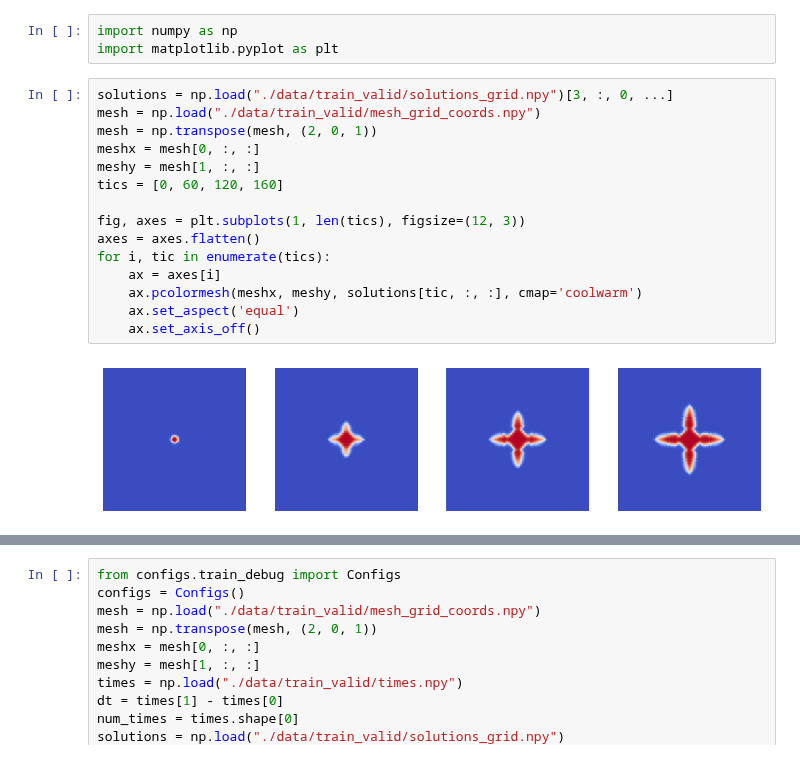
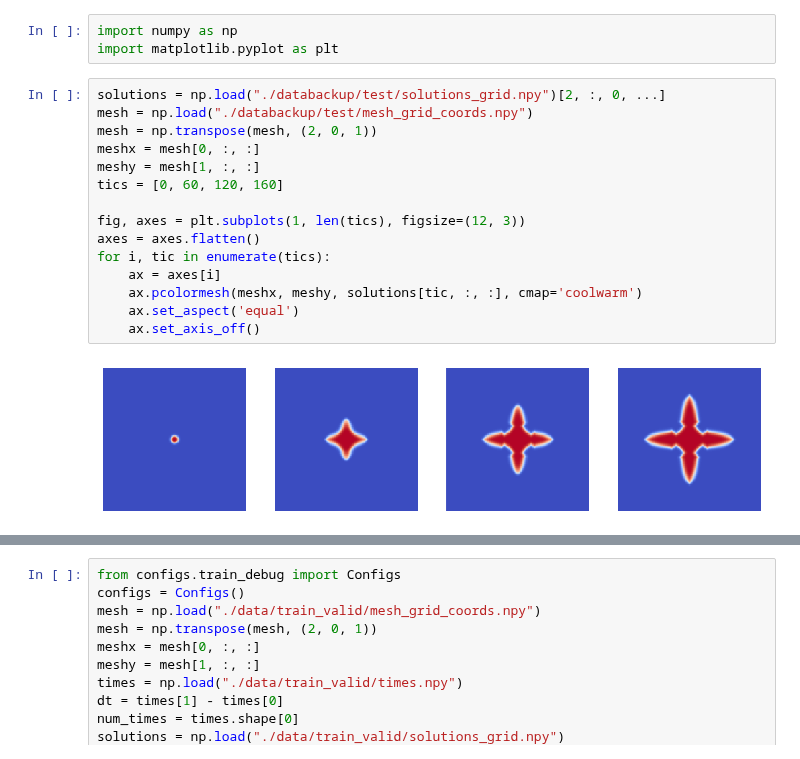
Before and after one commit to NanxiiChen/PF-PINO, a Jupyter notebook: solidification/make_dataset.ipynb, the cells around one changed output, grey strips where cells are left out. Cells and saved outputs as stored; diff of their text form.

```diff
--- a/solidification/make_dataset.ipynb
+++ b/solidification/make_dataset.ipynb
@@ -2,19 +2,19 @@
 import numpy as np
 import matplotlib.pyplot as plt
 # %%
-solutions = np.load("./data/train_valid/solutions_grid.npy")[3, :, 0, ...]
-mesh = np.load("./data/train_valid/mesh_grid_coords.npy")
+solutions = np.load("./databackup/test/solutions_grid.npy")[2, :, 0, ...]
+mesh = np.load("./databackup/test/mesh_grid_coords.npy")
 mesh = np.transpose(mesh, (2, 0, 1))
 meshx = mesh[0, :, :]
 meshy = mesh[1, :, :]
 tics = [0, 60, 120, 160]
 
 fig, axes = plt.subplots(1, len(tics), figsize=(12, 3))
 axes = axes.flatten()
 for i, tic in enumerate(tics):
     ax = axes[i]
     ax.pcolormesh(meshx, meshy, solutions[tic, :, :], cmap='coolwarm')
     ax.set_aspect('equal')
     ax.set_axis_off()
 # %% [output]
-[figure, old version]
+[figure, new version]
```
Also changed, not shown: parts of 1 cell of this notebook, 3 other files.
